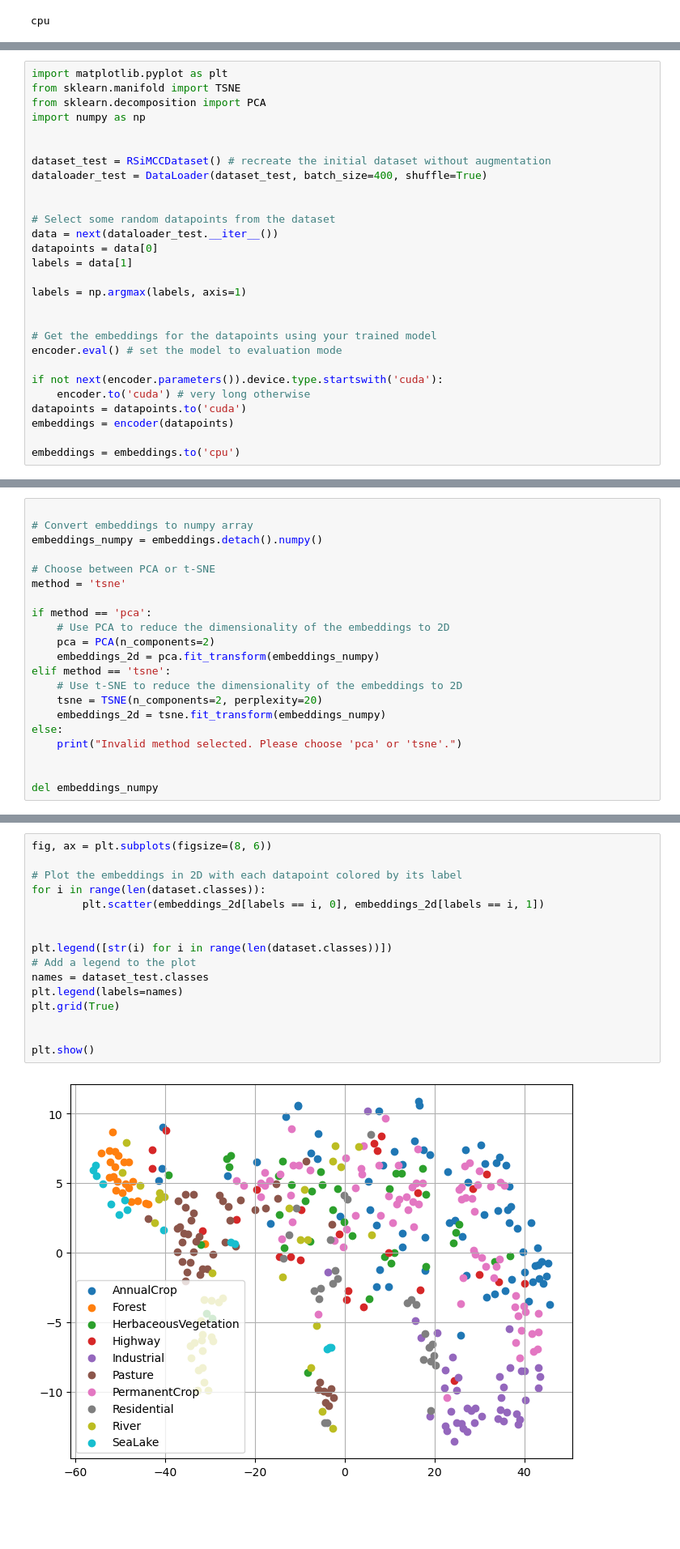
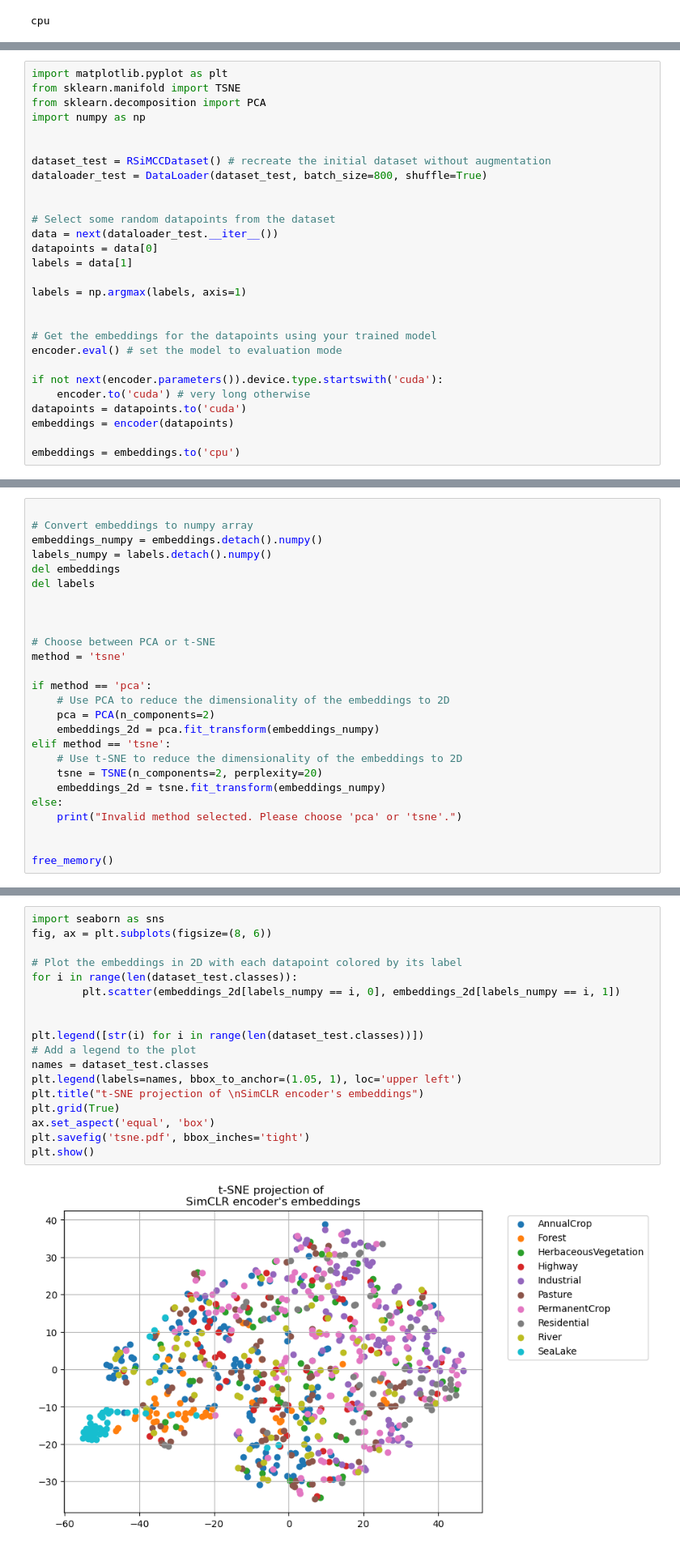
Before and after one commit to MatthiasPersonnaz/cv4rs-code-challenge, a Jupyter notebook: CodingChallenge_v6_SimCLR.ipynb, the cells around one changed output, grey strips where cells are left out. Shown at 81% size. Cells and saved outputs as stored; diff of their text form; blank space fills up the shorter version.

```diff
--- a/CodingChallenge_v6_SimCLR.ipynb
+++ b/CodingChallenge_v6_SimCLR.ipynb
@@ -572,7 +563,7 @@ import numpy as np
 
 
 dataset_test = RSiMCCDataset() # recreate the initial dataset without augmentation
-dataloader_test = DataLoader(dataset_test, batch_size=400, shuffle=True)
+dataloader_test = DataLoader(dataset_test, batch_size=800, shuffle=True)
 
 
 # Select some random datapoints from the dataset
@@ -596,6 +589,11 @@ embeddings = embeddings.to('cpu')
 
 # Convert embeddings to numpy array
 embeddings_numpy = embeddings.detach().numpy()
+labels_numpy = labels.detach().numpy()
+del embeddings
+del labels
+
+
 
 # Choose between PCA or t-SNE
 method = 'tsne'
@@ -612,4 +610,4 @@ else:
     print("Invalid method selected. Please choose 'pca' or 'tsne'.")
 
 
-del embeddings_numpy
+free_memory()
@@ -621,18 +614,20 @@ plt.plot(embeddings[134])
 # %%
+import seaborn as sns
 fig, ax = plt.subplots(figsize=(8, 6))
 
 # Plot the embeddings in 2D with each datapoint colored by its label
-for i in range(len(dataset.classes)):
-        plt.scatter(embeddings_2d[labels == i, 0], embeddings_2d[labels == i, 1])
+for i in range(len(dataset_test.classes)):
+        plt.scatter(embeddings_2d[labels_numpy == i, 0], embeddings_2d[labels_numpy == i, 1])
 
 
-plt.legend([str(i) for i in range(len(dataset.classes))])
+plt.legend([str(i) for i in range(len(dataset_test.classes))])
 # Add a legend to the plot
 names = dataset_test.classes
-plt.legend(labels=names)
+plt.legend(labels=names, bbox_to_anchor=(1.05, 1), loc='upper left')
+plt.title("t-SNE projection of \nSimCLR encoder's embeddings")
 plt.grid(True)
-
-
+ax.set_aspect('equal', 'box')
+plt.savefig('tsne.pdf', bbox_inches='tight')
 plt.show()
 # %% [output]
-[figure, old version]
+[figure, new version]
```
Also changed, not shown: parts of 22 cells of this notebook, 16 other files.
